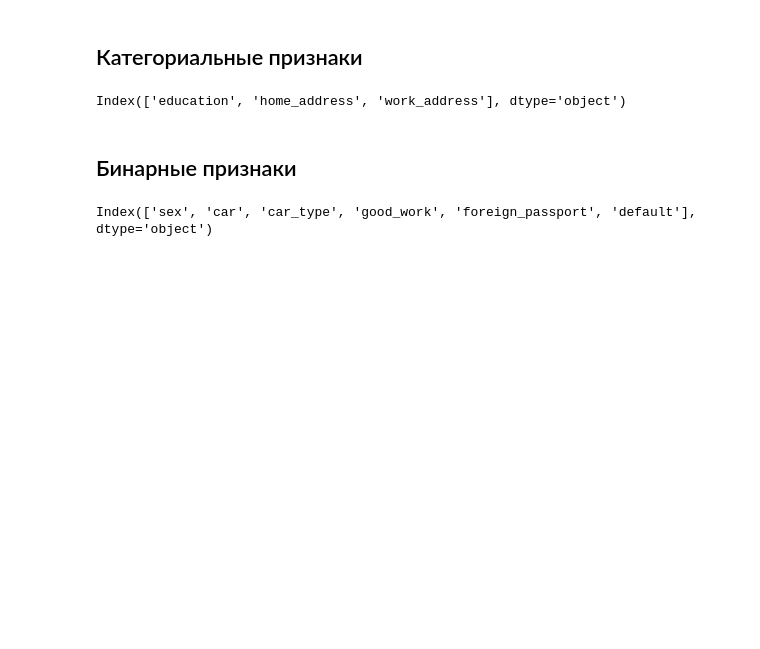
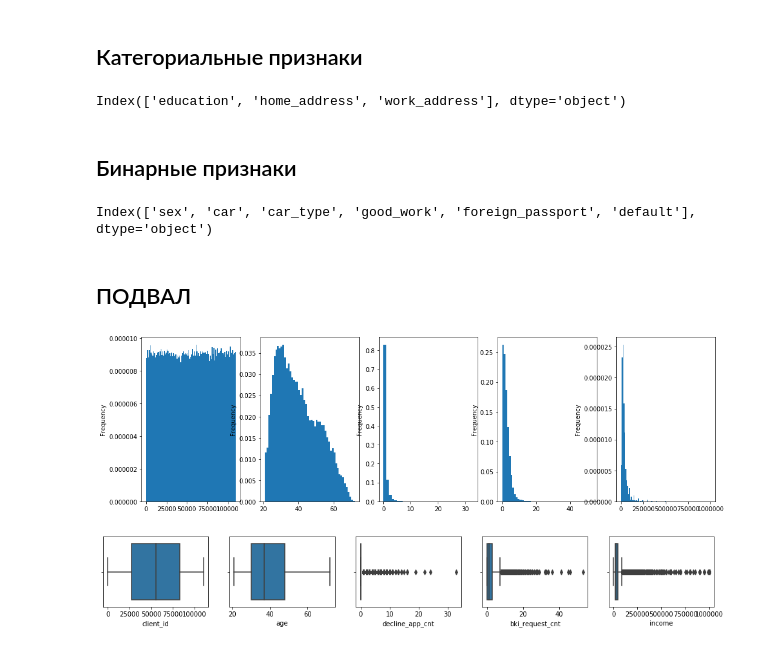
Before and after one commit to Urusut/IvanovDmitryV, a Jupyter notebook: Unit_5/Project_4.ipynb, the cells around one changed output. Saved outputs shown, nothing was run; the diff lists cells and outputs as text; code cells hidden in the pictures; blank space fills up the shorter version.

```diff
--- a/Unit_5/Project_4.ipynb
+++ b/Unit_5/Project_4.ipynb
@@ -203,3 +231,26 @@ Index(['education', 'home_address', 'work_address'], dtype='object')
 bin_cols
 # %% [output]
 Index(['sex', 'car', 'car_type', 'good_work', 'foreign_passport', 'default'], dtype='object')
+# %% [markdown]
+## ПОДВАЛ
+# %%
+plt.figure(figsize=(17,5))
+n_columns = len(columns)
+
+for i,column in enumerate(columns):
+    row = df[column]
+    plt.subplot(1,n_columns,i+1)
+
+    min_diff = pd.Series(row.unique()).sort_values().diff().min()
+    bins = min(int((row.max()-row.min()) / min_diff),100)
+    row.plot.hist(bins=bins,density=True)#(bins=bins,density=True,alpha = 0.5)
+
+plt.figure(figsize=(17,2))
+for i,column in enumerate(columns):
+    row = df[column]
+    plt.subplot(1,n_columns,i+1)
+
+    sns.boxplot(x=row)
+# %% [output]
+[figure, added]
+[figure, added]
```
Also changed, not shown: parts of 12 cells of this notebook, 1 other file.
